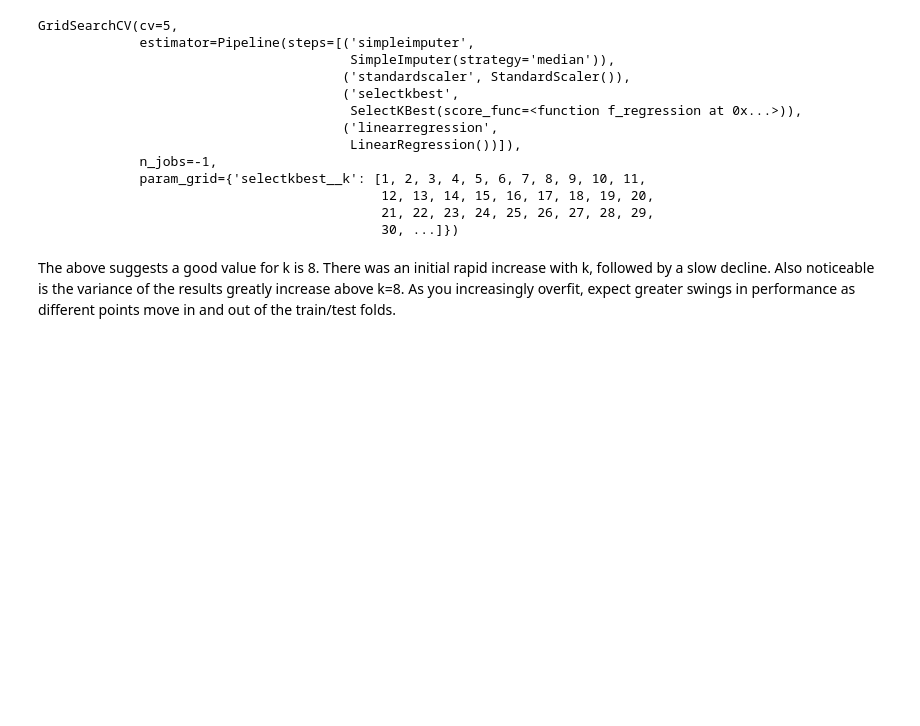
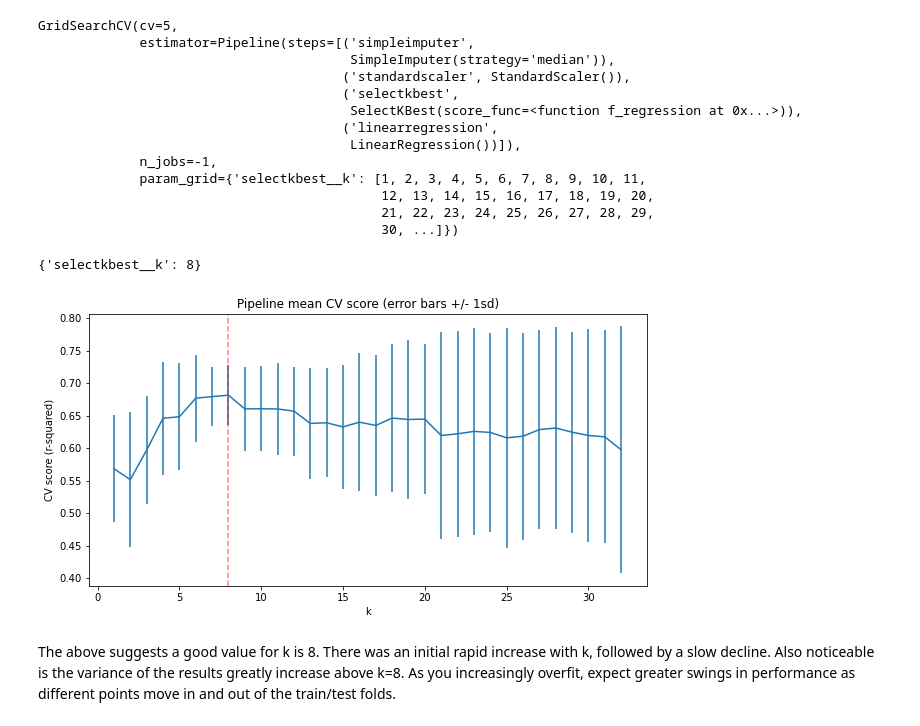
Before and after one commit to srm128/DataScienceGuidedCapstone, a Jupyter notebook: Notebooks/04_preprocessing_and_training.ipynb, the cells around one changed output. Cells and saved outputs as stored; diff of their text form; code cells hidden in the pictures; blank space fills up the shorter version.

```diff
--- a/Notebooks/04_preprocessing_and_training.ipynb
+++ b/Notebooks/04_preprocessing_and_training.ipynb
@@ -208,5 +248,5 @@ train_mean
 #Hint, call its `.fit()` method with `X_train` and `y_train` as arguments
 #Then print the object's `constant_` attribute and verify it's the same as the mean above
 dumb_reg = DummyRegressor(strategy='mean')
-dumb_reg.___(___, ___)
-dumb_reg.___
+dumb_reg.fit(X_train, y_train)
+dumb_reg.constant_
@@ -602,4 +666,4 @@ Here, a single call to the pipeline's `fit()` method combines the steps of learn
 # %%
 #Code task 15#
 #Call the pipe's `fit()` method with `X_train` and `y_train` as arguments
-pipe.___(___, ___)
+pipe.fit(X_train, y_train)
@@ -658,7 +726,7 @@ Redefine your pipeline to include this feature selection step:
 pipe = make_pipeline(
     SimpleImputer(strategy='median'),
     StandardScaler(),
-    ___(___),
+    SelectKBest(score_func=f_regression),
     LinearRegression()
 )
 # %% [markdown]
@@ -694,7 +762,7 @@ This has made things worse! Clearly selecting a subset of features has an impact
 pipe15 = make_pipeline(
     SimpleImputer(strategy='median'),
     StandardScaler(),
-    ___(___, k=___),
+    SelectKBest(score_func=f_regression, k=15),
     LinearRegression()
 )
 # %% [markdown]
@@ -798,17 +868,21 @@ cv_k = [k for k in lr_grid_cv.cv_results_['param_selectkbest__k']]
 # %%
 #Code task 19#
 #Print the `best_params_` attribute of `lr_grid_cv`
-lr_grid_cv.___
+lr_grid_cv.best_params_
+# %% [output]
+{'selectkbest__k': 8}
 # %%
 #Code task 20#
 #Assign the value of k from the above dict of `best_params_` and assign it to `best_k`
-___ = lr_grid_cv.___['selectkbest__k']
+best_k = lr_grid_cv.best_params_['selectkbest__k']
 plt.subplots(figsize=(10, 5))
 plt.errorbar(cv_k, score_mean, yerr=score_std)
 plt.axvline(x=best_k, c='r', ls='--', alpha=.5)
 plt.xlabel('k')
 plt.ylabel('CV score (r-squared)')
 plt.title('Pipeline mean CV score (error bars +/- 1sd)');
+# %% [output]
+[figure, added]
 # %% [markdown]
 The above suggests a good value for k is 8. There was an initial rapid increase with k, followed by a slow decline. Also noticeable is the variance of the results greatly increase above k=8. As you increasingly overfit, expect greater swings in performance as different points move in and out of the train/test folds.
 # %% [markdown]
```
Also changed, not shown: parts of 46 cells of this notebook, 2 other files.
